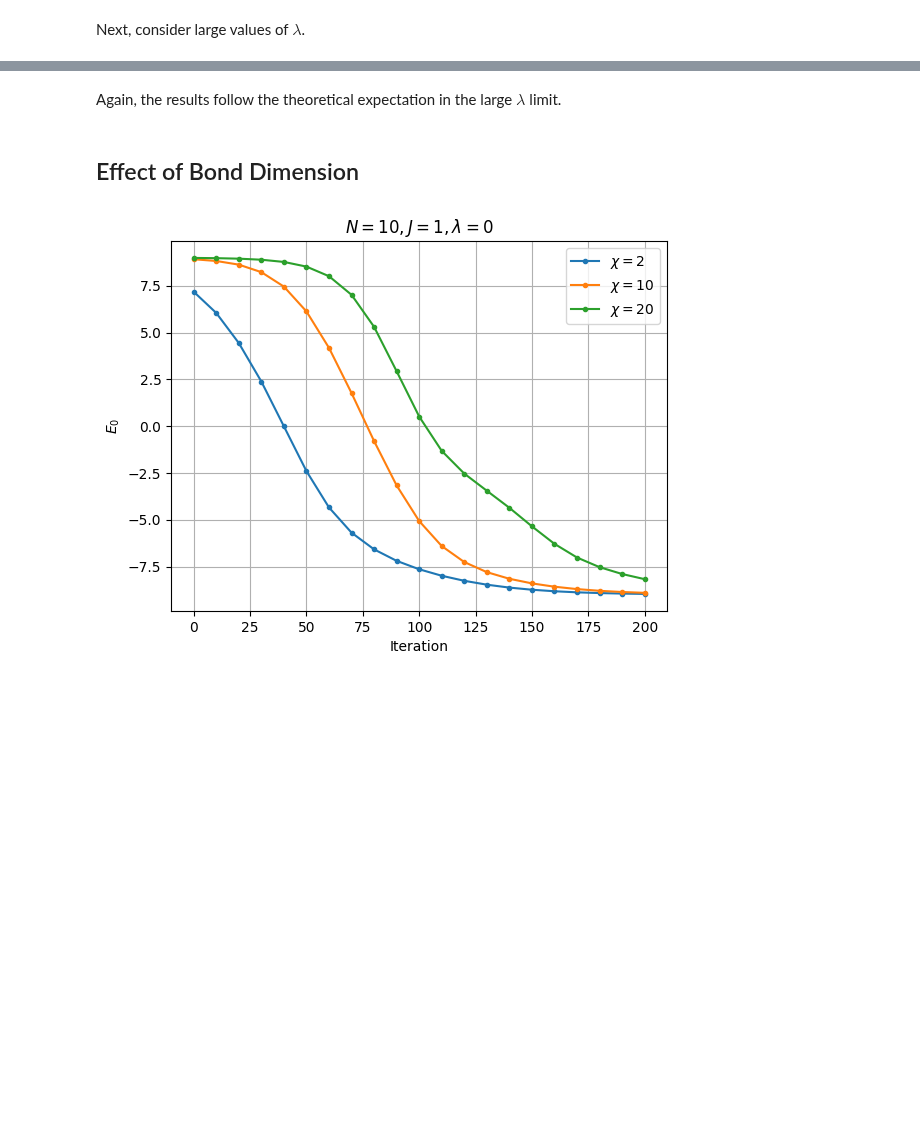
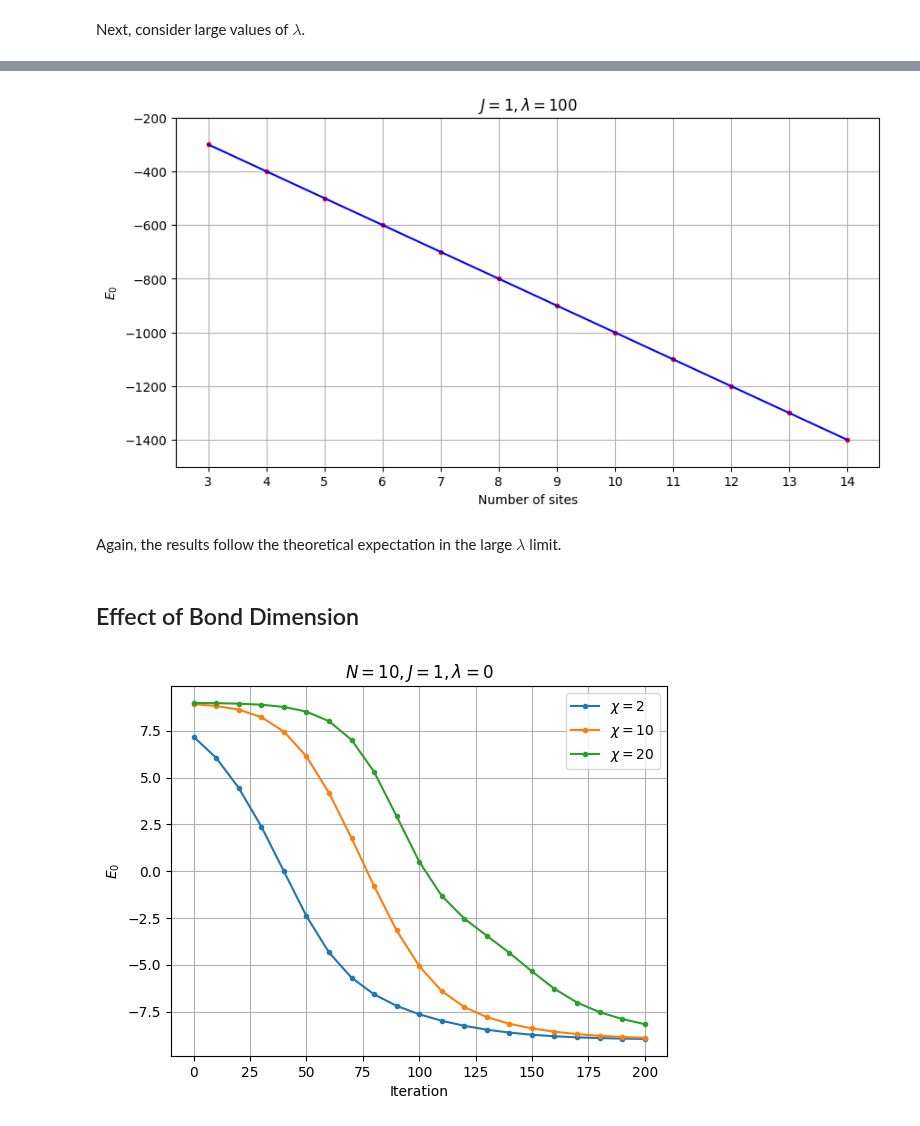
Before and after one commit to jchryssanthacopoulos/quantum_information, a Jupyter notebook: final_project/notebooks/ising_analysis.ipynb, the cells around one changed output, grey strips where cells are left out. Saved outputs shown, nothing was run; the diff lists cells and outputs as text; code cells hidden in the pictures; blank space fills up the shorter version.

```diff
--- a/final_project/notebooks/ising_analysis.ipynb
+++ b/final_project/notebooks/ising_analysis.ipynb
@@ -121,3 +136,16 @@ plt.savefig('../figures/energy_vs_N_lambda_100.png', bbox_inches='tight', dpi=30
+# %%
+plt.figure(figsize=(10, 5))
+plt.plot(Ns, energies_N_lmda_100, 'ro', markersize=3, label="TEBD")
+plt.plot(Ns, energies_theor_ext_field, "b-", label="Theory")
+plt.xlabel("Number of sites")
+plt.ylabel("$E_0$")
+plt.xticks(Ns)
+plt.grid()
+plt.ylim([-1500, -200])
+plt.title(f"$J = 1, \lambda={model_params['lmda']}$")
+plt.savefig('../figures/energy_vs_N_lambda_100_no_legend.png', bbox_inches='tight', dpi=300);
+# %% [output]
+[figure, added]
 # %% [markdown]
 Again, the results follow the theoretical expectation in the large $\lambda$ limit.
 # %% [markdown]
```
Also changed, not shown: parts of 33 cells of this notebook, 5 other files.
